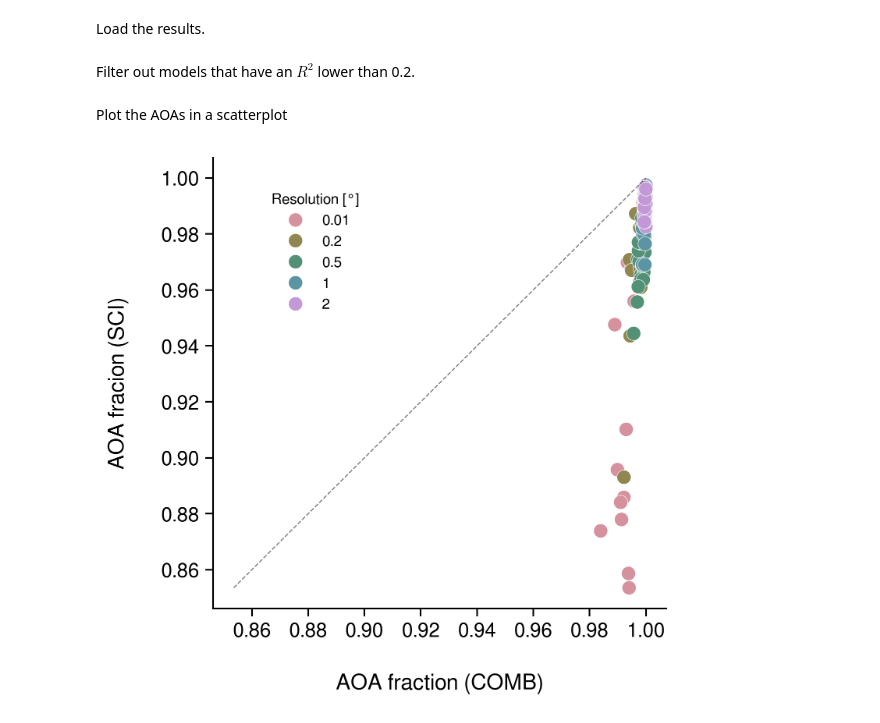
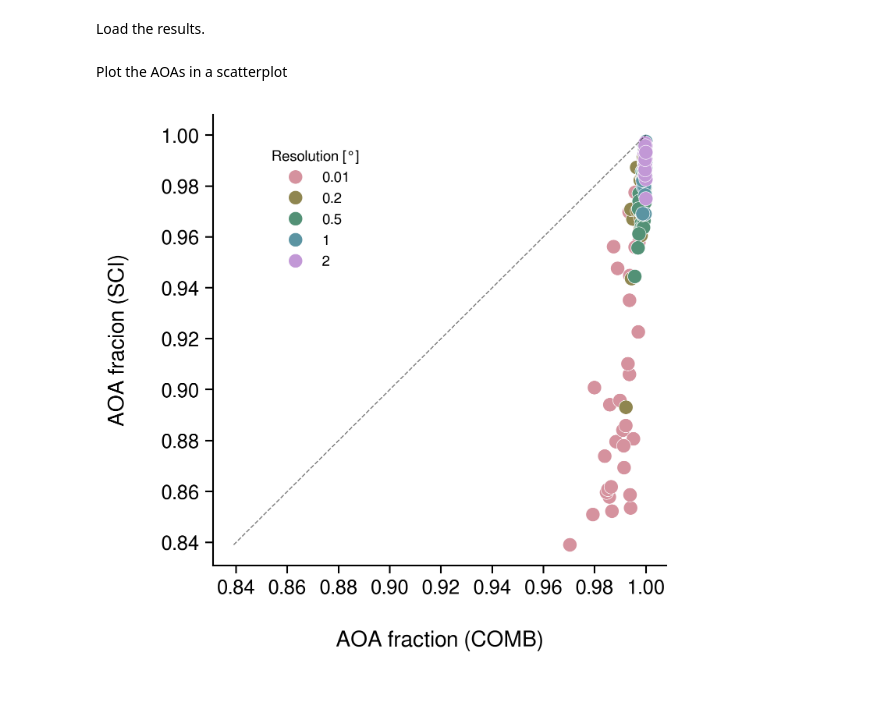
Before and after one commit to GeoSense-Freiburg/cit-sci-traits, a Jupyter notebook: notebooks/2-1_model_analysis/2-1-2_aoa.ipynb, the cells around one changed output. Cells and saved outputs as stored; diff of their text form; code cells hidden in the pictures; blank space fills up the shorter version.

Commit message:
use new all_aoa results file

```diff
--- a/notebooks/2-1_model_analysis/2-1-2_aoa.ipynb
+++ b/notebooks/2-1_model_analysis/2-1-2_aoa.ipynb
@@ -6,35 +6,28 @@ A major motivation for the inclusion of GBIF data in the model training pipeline
 ## Imports and config
 # %%
 import matplotlib.pyplot as plt
+import numpy as np
 import pandas as pd
 import seaborn as sns
-from matplotlib import font_manager
+
 from src.conf.conf import get_config
 from src.conf.environment import log
 from src.utils.plotting_utils import set_font
 
 cfg = get_config()
 
-# set_font("FreeSans")
-
-font_path = "/usr/share/fonts/opentype/freefont/FreeSans.otf"
-font_bold_path = "/usr/share/fonts/opentype/freefont/FreeSansBold.otf"
-font_manager.fontManager.addfont(font_path)
-font_manager.fontManager.addfont(font_bold_path)
-plt.rcParams["font.family"] = "FreeSans"
+set_font("FreeSans")
 # %% [markdown]
 ## Compare AOA
 # %% [markdown]
 Load the results.
 # %%
-all_res = pd.read_parquet("results/all_results.parquet")
+all_aoa = pd.read_parquet("results/all_aoa.parquet")
-# %% [markdown]
-Filter out models that have an $R^2$ lower than 0.2.
 # %%
-filt_res = all_res.query(
+filt_res = all_aoa.query(
     "transform == 'none' and "
-    "(trait_set == 'splot_gbif' or trait_set == 'splot') and "
-    "r2 >= 0.2"
+    "(trait_set == 'splot_gbif' or trait_set == 'splot')"
+    # "r2 >= 0.2"
 )
 
 resolutions = filt_res.resolution.unique()
@@ -55,7 +48,7 @@ for res in resolutions:
 # %% [markdown]
 Plot the AOAs in a scatterplot
 # %%
-SAVE: bool = True
+SAVE: bool = False
 
 resolutions = filt_res.resolution.unique()
 data = pd.DataFrame()
@@ -106,31 +99,31 @@ with sns.plotting_context("paper", font_scale=1.4):
         title="Resolution [°]",
         frameon=False,
         fontsize=9,
         title_fontsize=9,
         # move the legend to the right a few pixels
         loc="upper left",
         bbox_to_anchor=(0.1, 0.95),
 
     )
 
     # include a 1:1 line
     p1 = min(data["aoa_splot"].min(), data["aoa_comb"].min())
     p2 = max(data["aoa_splot"].max(), data["aoa_comb"].max())
     ax.plot([p1, p2], [p1, p2], color="black", linestyle="--", alpha=0.5, lw=0.7)
 
     ax.set_xlabel("AOA fraction (COMB)", labelpad=20)
     ax.set_ylabel("AOA fracion (SCI)", labelpad=20)
 
     # fig.suptitle(
     #     "AOA comparison between sPlot-only\nand Combined models ($R^2 \\geq 0.2$)", y=1.05
     # )
     sns.despine()
 
     # Round all x and y ticks to 2 decimal places
     # ax.set_xticklabels([f"{x:.2f}" for x in ax.get_xticks()])
     # ax.set_yticklabels([f"{y:.2f}" for y in ax.get_yticks()])
 
     if SAVE:
         plt.savefig("results/figures/aoa_comparison.png", dpi=300, bbox_inches="tight")
 # %% [output]
-[figure, old version]
+[figure, new version]
```
